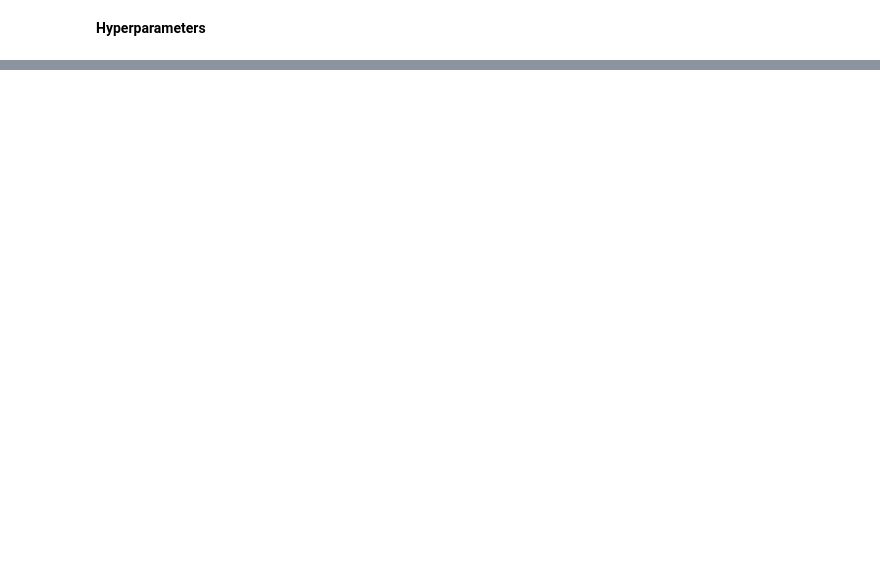
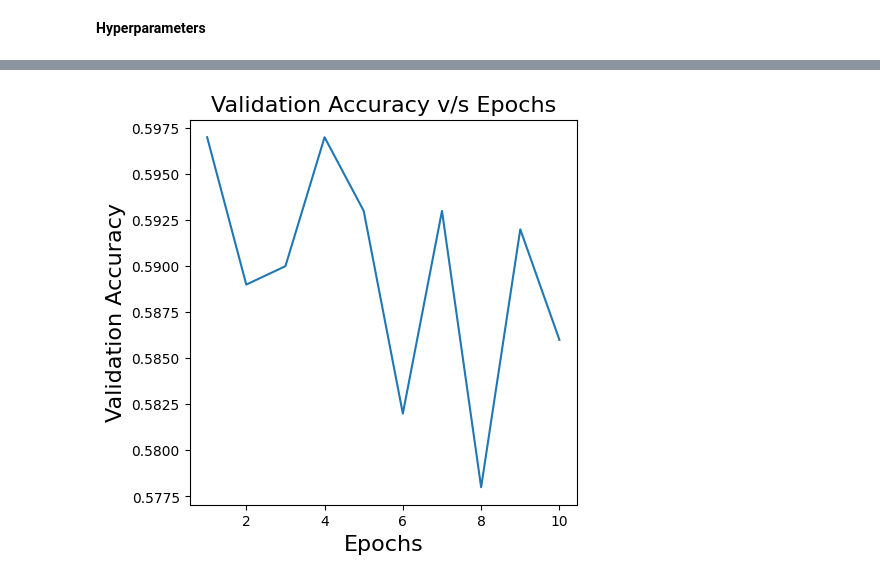
Before and after one commit to susannapaoli/hateful-speech-memes, a Jupyter notebook: Unimodal Experiments/DEHATE_BERT.ipynb, the cells around one changed output, grey strips where cells are left out. Drawn from its saved outputs; the diff is of its cells as text; code cells hidden in the pictures; blank space fills up the shorter version.

```diff
--- a/Unimodal Experiments/DEHATE_BERT.ipynb
+++ b/Unimodal Experiments/DEHATE_BERT.ipynb
@@ -117,2 +130,4 @@ plot_loss((num_Epochs - 1), train_loss, v_loss, 'GPT2')
 # %%
-plot_acc((num_Epochs-1), v_acc)
+plot_acc(num_Epochs, v_acc)
+# %% [output]
+[figure, added]
```
Also changed, not shown: parts of 7 cells of this notebook.
